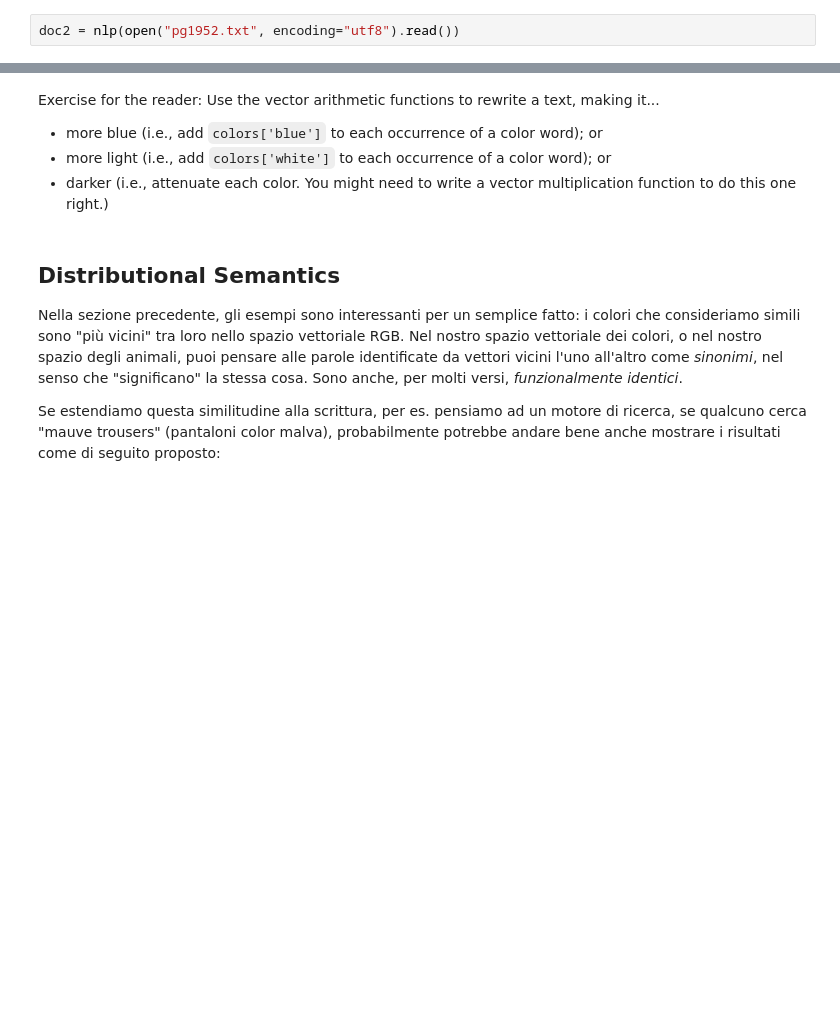
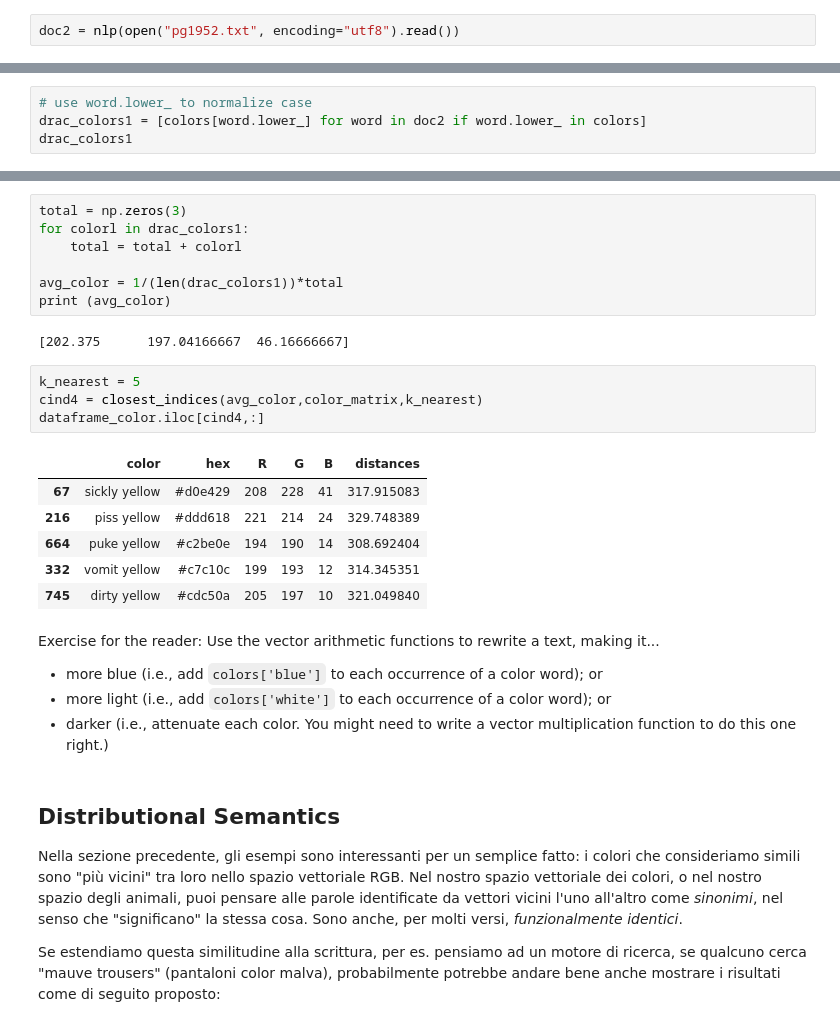
Before and after one commit to pal-dev-labs/Artificial-Intelligence-with-Python, a Jupyter notebook: 11 - Vector Embedding.ipynb, the cells around one changed output, grey strips where cells are left out. Drawn from its saved outputs; the diff is of its cells as text; blank space fills up the shorter version.

```diff
--- a/11 - Vector Embedding.ipynb
+++ b/11 - Vector Embedding.ipynb
@@ -739,0 +800,4 @@ doc2 = nlp(open("pg1952.txt", encoding="utf8").read())
+# %%
+# use word.lower_ to normalize case
+drac_colors1 = [colors[word.lower_] for word in doc2 if word.lower_ in colors]
+drac_colors1
@@ -740,3 +822,23 @@ doc2 = nlp(open("pg1952.txt", encoding="utf8").read())
+# %%
+total = np.zeros(3)
+for colorl in drac_colors1:
+    total = total + colorl
+
+avg_color = 1/(len(drac_colors1))*total
+print (avg_color)
+# %% [output]
+[202.375      197.04166667  46.16666667]
+# %%
+k_nearest = 5
+cind4 = closest_indices(avg_color,color_matrix,k_nearest)
+dataframe_color.iloc[cind4,:]
+# %% [output]
+|  | color | hex | R | G | B | distances |
+| 67 | sickly yellow | #d0e429 | 208 | 228 | 41 | 317.915083 |
+| 216 | piss yellow | #ddd618 | 221 | 214 | 24 | 329.748389 |
+| 664 | puke yellow | #c2be0e | 194 | 190 | 14 | 308.692404 |
+| 332 | vomit yellow | #c7c10c | 199 | 193 | 12 | 314.345351 |
+| 745 | dirty yellow | #cdc50a | 205 | 197 | 10 | 321.049840 |
 # %% [markdown]
 Exercise for the reader: Use the vector arithmetic functions to rewrite a text, making it...
 
```
Also changed, not shown: parts of 18 cells of this notebook, 2 other files.
